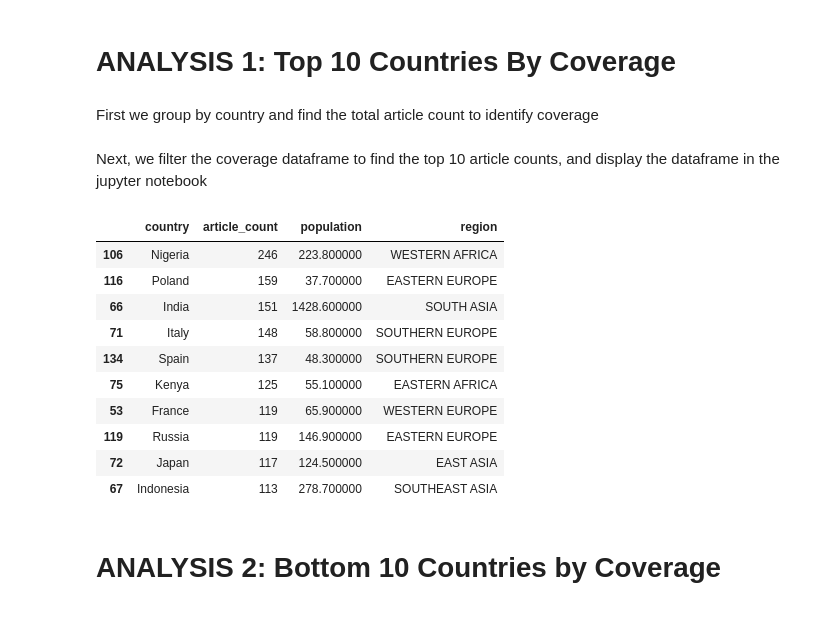
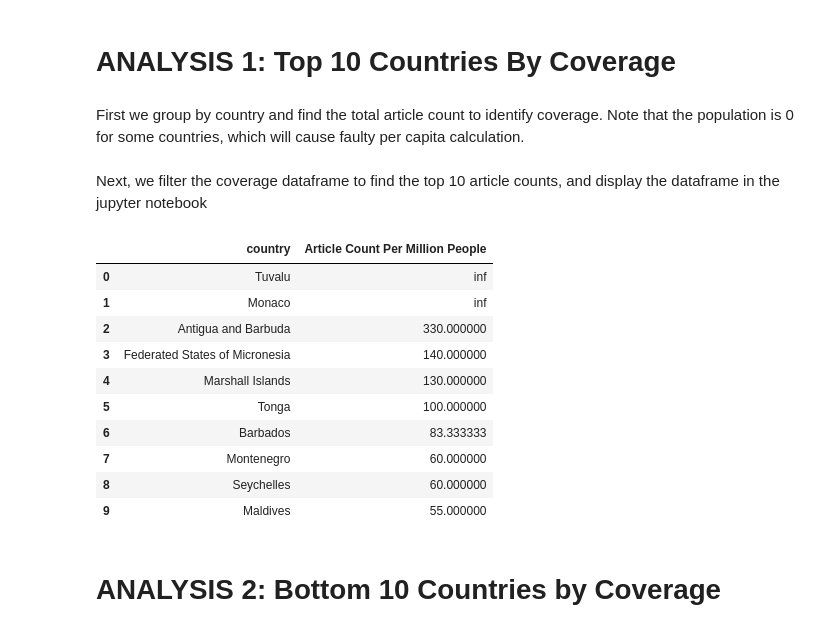
Before and after one commit to SSGurajala/DATA512, a Jupyter notebook: data-512-homework_2/src/notebooks/data_analysis.ipynb, the cells around one changed output. Drawn from its saved outputs; the diff is of its cells as text; code cells hidden in the pictures.

Commit message:
READ ME updates and per capita notebook

```diff
--- a/data-512-homework_2/src/notebooks/data_analysis.ipynb
+++ b/data-512-homework_2/src/notebooks/data_analysis.ipynb
@@ -16,31 +17,34 @@ wp_politicians_by_country = pd.read_csv("../../data/final/wp_politicians_by_coun
 # %% [markdown]
 # ANALYSIS 1: Top 10 Countries By Coverage
 # %% [markdown]
-First we group by country and find the total article count to identify coverage
+First we group by country and find the total article count to identify coverage. Note that the population is 0 for some countries, which will cause faulty per capita calculation.
 # %%
 #group by country and find number of articles
 article_coverage_df = wp_politicians_by_country.groupby('country').agg(article_count = ('country', 'size'),
                                                                        population = ('population', 'mean'),
                                                                        region = ('region', 'first')).reset_index()
+#Per Capital Metrics
+article_coverage_df["Article Count Per Million People"] = article_coverage_df['article_count'] / article_coverage_df['population']
 # %% [markdown]
 Next, we filter the coverage dataframe to find the top 10 article counts, and display the dataframe in the jupyter notebook
 # %%
 #Sort input dataframe, pick top 10, and remove index
-top10_article_coverage = article_coverage_df.sort_values("article_count", ascending = False)[0:10]
+top10_article_coverage = article_coverage_df.sort_values("Article Count Per Million People", ascending = False)[0:10].reset_index(drop = True)
+top10_article_coverage = top10_article_coverage.drop(['population', 'region', 'article_count'], axis = 1)
 #display the dataframe
 display(top10_article_coverage.style)
 # %% [output]
-|  | country | article_count | population | region |
-| 106 | Nigeria | 246 | 223.800000 | WESTERN AFRICA |
-| 116 | Poland | 159 | 37.700000 | EASTERN EUROPE |
-| 66 | India | 151 | 1428.600000 | SOUTH ASIA |
-| 71 | Italy | 148 | 58.800000 | SOUTHERN EUROPE |
-| 134 | Spain | 137 | 48.300000 | SOUTHERN EUROPE |
-| 75 | Kenya | 125 | 55.100000 | EASTERN AFRICA |
-| 53 | France | 119 | 65.900000 | WESTERN EUROPE |
-| 119 | Russia | 119 | 146.900000 | EASTERN EUROPE |
-| 72 | Japan | 117 | 124.500000 | EAST ASIA |
-| 67 | Indonesia | 113 | 278.700000 | SOUTHEAST ASIA |
+|  | country | Article Count Per Million People |
+| 0 | Tuvalu | inf |
+| 1 | Monaco | inf |
+| 2 | Antigua and Barbuda | 330.000000 |
+| 3 | Federated States of Micronesia | 140.000000 |
+| 4 | Marshall Islands | 130.000000 |
+| 5 | Tonga | 100.000000 |
+| 6 | Barbados | 83.333333 |
+| 7 | Montenegro | 60.000000 |
+| 8 | Seychelles | 60.000000 |
+| 9 | Maldives | 55.000000 |
 # %% [markdown]
 # ANALYSIS 2: Bottom 10 Countries by Coverage
 # %% [markdown]
```
Also changed, not shown: parts of 15 cells of this notebook, 1 other file.
